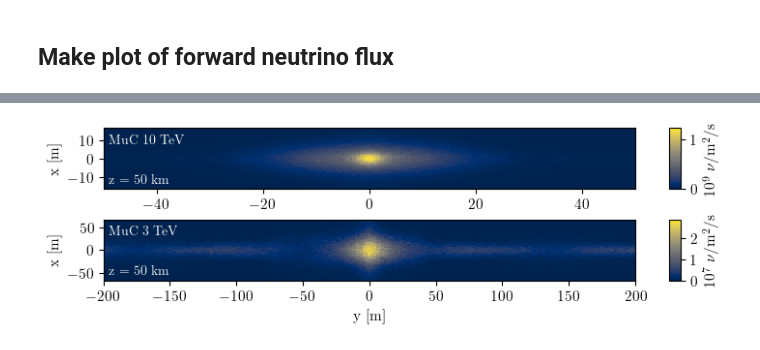
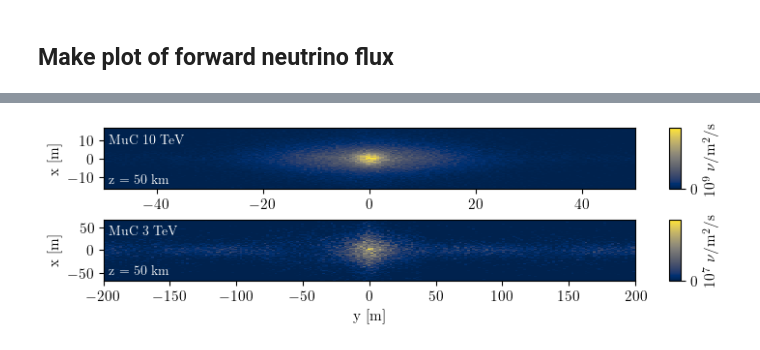
Before and after one commit to mhostert/BIN_MC, a Jupyter notebook: BIN_forward_flux.ipynb, the cells around one changed output, grey strips where cells are left out. Saved outputs shown, nothing was run; the diff lists cells and outputs as text; code cells hidden in the pictures.

```diff
--- a/BIN_forward_flux.ipynb
+++ b/BIN_forward_flux.ipynb
@@ -45,7 +60,7 @@ RMAX = 50e2
 xbins = np.linspace(-RMAX, RMAX, 200)/units
 ybins = np.linspace(-RMAX/SHRINK, RMAX/SHRINK, int(len(xbins)/SHRINK))/units
 
-events = sim_muc.mustorage_sims[0]
+events = col_sims[0].mustorage_sims[0]
 phi = np.arctan2(events.pnu[:,2], events.pnu[:,1])
 theta = events.pnu[:,2]/np.sin(phi)/events.pnu[:,0]
 cos_theta = np.cos(theta)
@@ -70,35 +85,35 @@ RMAX = 200e2
 xbins = np.linspace(-RMAX, RMAX, 200)/units
 ybins = np.linspace(-RMAX/SHRINK, RMAX/SHRINK, int(len(xbins)/SHRINK))/units
 
-events = sim_muc_3tev.mustorage_sims[0]
+events = col_sims[1].mustorage_sims[0]
 phi = np.arctan2(events.pnu[:,2], events.pnu[:,1])
 theta = events.pnu[:,2]/np.sin(phi)/events.pnu[:,0]
 cos_theta = np.cos(theta)
 w = events.weights[:, 0]* events.design["finj"] * events.design["bunch_multiplicity"]
 z_distance_to_forward_det = np.abs(events.pos[:,2] - forward_det[2])
 x_at_detector = np.tan(theta)*z_distance_to_forward_det * np.cos(phi)
 y_at_detector = np.tan(theta)*z_distance_to_forward_det * np.sin(phi)
 
 
 h=ax2.hist2d(-y_at_detector/units, x_at_detector/units, weights=w/1e7/np.diff(xbins)[0]/np.diff(ybins)[0], bins=[xbins,ybins], cmap='cividis', cmin=0)
 fig.colorbar(h[3], ax=ax2, label=r'$10^7$ $\nu$/m$^2$/s', orientation='vertical', aspect=5, ticks=[0,1,2,3,4])
 ax2.set_xlim(xbins.min(), xbins.max())
 ax2.set_ylim(ybins.min(), ybins.max())
 
 ax2.set_xlabel('y [m]')
 ax1.set_ylabel('x [m]')
 ax2.set_ylabel('x [m]')
 
 fig.subplots_adjust(hspace=0.5)
 
 ax1.annotate('MuC 10 TeV', xy=(0.01, 0.9), xycoords='axes fraction', fontsize=10, ha='left', va='top', color='white')
 ax2.annotate('MuC 3 TeV', xy=(0.01, 0.9), xycoords='axes fraction', fontsize=10, ha='left', va='top', color='white')
 ax1.annotate('z = 50 km', xy=(0.01, 0.25), xycoords='axes fraction', fontsize=10, ha='left', va='top', color='white')
 ax2.annotate('z = 50 km', xy=(0.01, 0.25), xycoords='axes fraction', fontsize=10, ha='left', va='top', color='white')
 
 fig.savefig(f'plots/forward_studies/forward_beam_spot_size.pdf', bbox_inches='tight', dpi=500)
 # %% [output]
-[figure, old version]
+[figure, new version]
 # %%
 def draw_circle(ax, r0, colors, loc=(0,0), fill=True, dt=30):
     x0, y0 = loc
```
Also changed, not shown: parts of 10 cells of this notebook, 4 other files.
